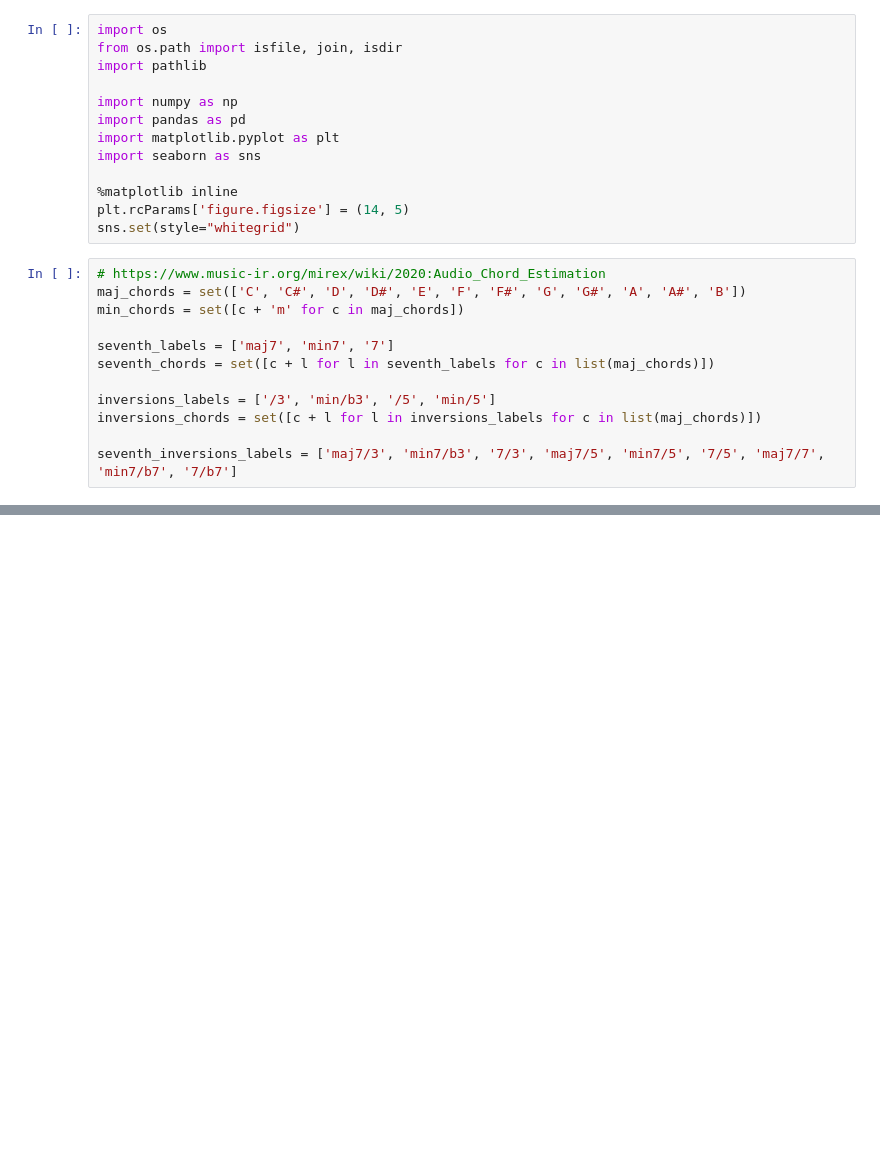
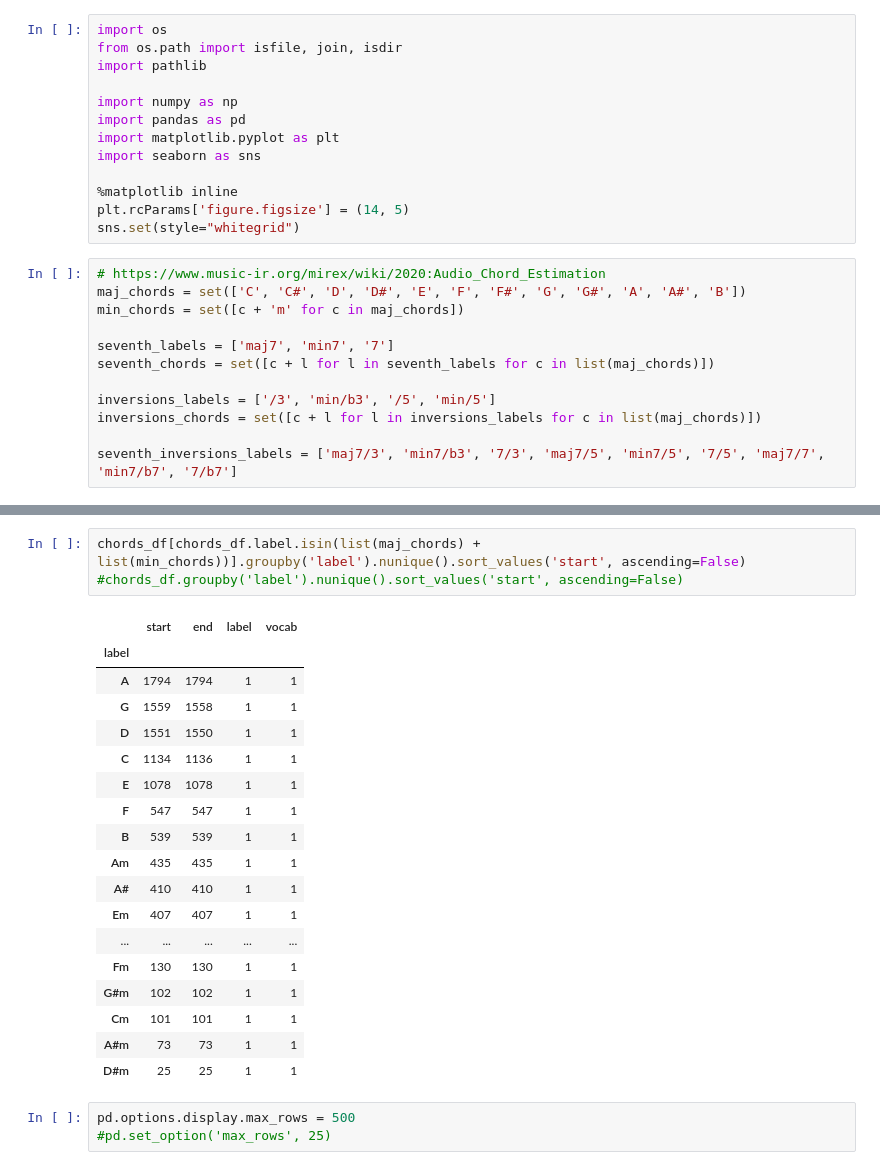
Before and after one commit to discort/chord-recognition, a Jupyter notebook: chords_distribution.ipynb, the cells around one changed output, grey strips where cells are left out. Saved outputs shown, nothing was run; the diff lists cells and outputs as text; blank space fills up the shorter version.

```diff
--- a/chords_distribution.ipynb
+++ b/chords_distribution.ipynb
@@ -138,0 +159,25 @@ Length: 395, dtype: float64
+# %%
+chords_df[chords_df.label.isin(list(maj_chords) + list(min_chords))].groupby('label').nunique().sort_values('start', ascending=False)
+#chords_df.groupby('label').nunique().sort_values('start', ascending=False)
+# %% [output]
+|  | start | end | label | vocab |
+| label |  |  |  |  |
+| A | 1794 | 1794 | 1 | 1 |
+| G | 1559 | 1558 | 1 | 1 |
+| D | 1551 | 1550 | 1 | 1 |
+| C | 1134 | 1136 | 1 | 1 |
+| E | 1078 | 1078 | 1 | 1 |
+| F | 547 | 547 | 1 | 1 |
+| B | 539 | 539 | 1 | 1 |
+| Am | 435 | 435 | 1 | 1 |
+| A# | 410 | 410 | 1 | 1 |
+| Em | 407 | 407 | 1 | 1 |
+| ... | ... | ... | ... | ... |
+| Fm | 130 | 130 | 1 | 1 |
+| G#m | 102 | 102 | 1 | 1 |
+| Cm | 101 | 101 | 1 | 1 |
+| A#m | 73 | 73 | 1 | 1 |
+| D#m | 25 | 25 | 1 | 1 |
+# %%
+pd.options.display.max_rows = 500
+#pd.set_option('max_rows', 25)
```
Also changed, not shown: parts of 12 cells of this notebook, 9 other files.
